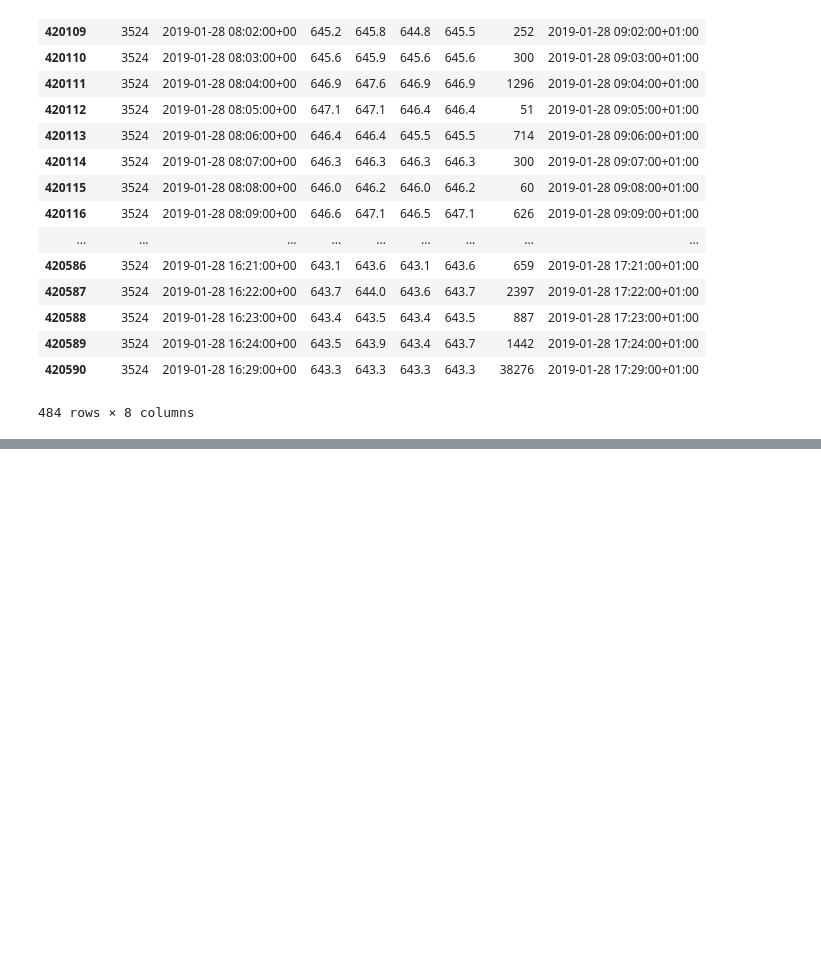
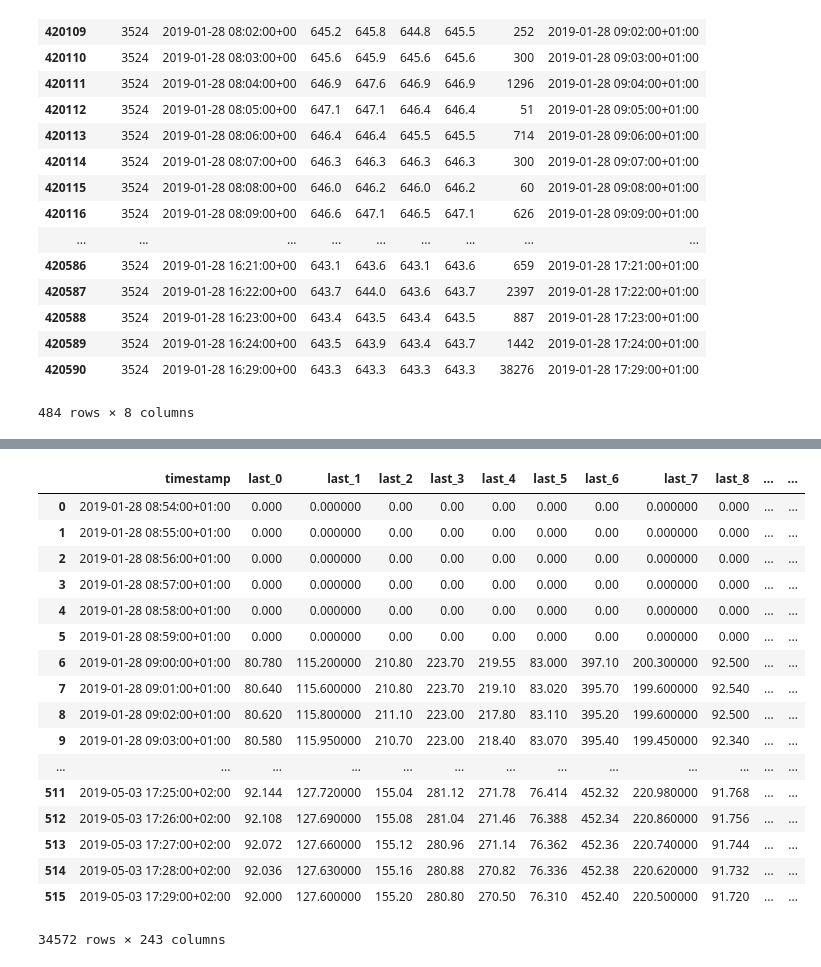
Before and after one commit to smartestrobotdai/download-data, a Jupyter notebook: data-analytics/omx30-prep.ipynb, the cells around one changed output, grey strips where cells are left out. Drawn from its saved outputs; the diff is of its cells as text; code cells hidden in the pictures; blank space fills up the shorter version.

```diff
--- a/data-analytics/omx30-prep.ipynb
+++ b/data-analytics/omx30-prep.ipynb
@@ -153,9 +153,7 @@ for stock_id in range(len(time_series_all_list)):
 
 
         df = df3.reset_index().rename({'index':'timestamp'}, axis=1)
-        df['step_of_day'] = np.arange(0, len(df))
-        day_of_week = df['timestamp'].iloc[0].weekday()
-        df['step_of_week'] = len(df) * day_of_week + df['step_of_day']
+
 
         #df['timestamp'] = pd.to_datetime(df['time_stamp'], format="%Y-%m-%d %H:%M:%S").dt.tz_convert('Europe/Stockholm')
         df['ema_10'] = df['last'].ewm(span=10, adjust=False).mean()
@@ -206,6 +201,6 @@ time_series_all_list[0][1]
 # %%
 columns = ['timestamp','last', 'diff_ema_20', 'value_ema_20_beta_99', 'value_ema_20_beta_98',
-           'diff_ema_10', 'value_ema_10_beta_99', 'value_ema_10_beta_98', 'volume', 'step_of_day', 'step_of_week']
+           'diff_ema_10', 'value_ema_10_beta_99', 'value_ema_10_beta_98', 'volume']
 # %%
 
 from functools import reduce
@@ -216,11 +211,7 @@ def func(x):
         return 0
     num = int(x.split('_')[-1])
 
-    if 'step_of_day' in x:
-        return 30 + x
-    elif 'step_of_week' in x:
-        return 60 + x
-    elif 'last' in x:
+    if 'last' in x:
         return 100 + num
     elif 'volume' in x:
         return 150 + num
@@ -248,7 +239,6 @@ def merge(df1, df2):
 
 columns_wanted = ['timestamp','last', 'diff_ema_20', 'value_ema_20_beta_99', 'value_ema_20_beta_98',
            'diff_ema_10', 'value_ema_10_beta_99', 'value_ema_10_beta_98', 'volume']
-df_day_list = []
 
 for day_id in range(len(time_series_all_list[0])):
     print("processing day: {}".format(day_id))
@@ -268,11 +258,17 @@ for day_id in range(len(time_series_all_list[0])):
 
     index = 0
     df_merged_daily = reduce(merge, df_list)
+
+
+
     columns = df_merged_daily.columns.tolist()
     columns.sort(key=func)
     df_merged_sorted = df_merged_daily[columns]
 
-    df_day_list.append(df_merged_sorted)
+    df_merged_sorted['step_of_day'] = np.arange(0, len(df_merged_sorted))
+    day_of_week = df_merged_sorted['timestamp'].iloc[0].weekday()
+    df_merged_sorted['step_of_week'] = len(df_merged_sorted) * day_of_week + df_merged_sorted['step_of_day']
+
     if day_id == 0:
         df_merged = df_merged_sorted
     else:
@@ -298,3 +303,24 @@ processing day: 62
+# %%
+df_merged
+# %% [output]
+|  | timestamp | last_0 | last_1 | last_2 | last_3 | last_4 | last_5 | last_6 | last_7 | last_8 | ... | ... |
+| 0 | 2019-01-28 08:54:00+01:00 | 0.000 | 0.000000 | 0.00 | 0.00 | 0.00 | 0.000 | 0.00 | 0.000000 | 0.000 | ... | ... |
+| 1 | 2019-01-28 08:55:00+01:00 | 0.000 | 0.000000 | 0.00 | 0.00 | 0.00 | 0.000 | 0.00 | 0.000000 | 0.000 | ... | ... |
+| 2 | 2019-01-28 08:56:00+01:00 | 0.000 | 0.000000 | 0.00 | 0.00 | 0.00 | 0.000 | 0.00 | 0.000000 | 0.000 | ... | ... |
+| 3 | 2019-01-28 08:57:00+01:00 | 0.000 | 0.000000 | 0.00 | 0.00 | 0.00 | 0.000 | 0.00 | 0.000000 | 0.000 | ... | ... |
+| 4 | 2019-01-28 08:58:00+01:00 | 0.000 | 0.000000 | 0.00 | 0.00 | 0.00 | 0.000 | 0.00 | 0.000000 | 0.000 | ... | ... |
+| 5 | 2019-01-28 08:59:00+01:00 | 0.000 | 0.000000 | 0.00 | 0.00 | 0.00 | 0.000 | 0.00 | 0.000000 | 0.000 | ... | ... |
+| 6 | 2019-01-28 09:00:00+01:00 | 80.780 | 115.200000 | 210.80 | 223.70 | 219.55 | 83.000 | 397.10 | 200.300000 | 92.500 | ... | ... |
+| 7 | 2019-01-28 09:01:00+01:00 | 80.640 | 115.600000 | 210.80 | 223.70 | 219.10 | 83.020 | 395.70 | 199.600000 | 92.540 | ... | ... |
+| 8 | 2019-01-28 09:02:00+01:00 | 80.620 | 115.800000 | 211.10 | 223.00 | 217.80 | 83.110 | 395.20 | 199.600000 | 92.500 | ... | ... |
+| 9 | 2019-01-28 09:03:00+01:00 | 80.580 | 115.950000 | 210.70 | 223.00 | 218.40 | 83.070 | 395.40 | 199.450000 | 92.340 | ... | ... |
+| ... | ... | ... | ... | ... | ... | ... | ... | ... | ... | ... | ... | ... |
+| 511 | 2019-05-03 17:25:00+02:00 | 92.144 | 127.720000 | 155.04 | 281.12 | 271.78 | 76.414 | 452.32 | 220.980000 | 91.768 | ... | ... |
+| 512 | 2019-05-03 17:26:00+02:00 | 92.108 | 127.690000 | 155.08 | 281.04 | 271.46 | 76.388 | 452.34 | 220.860000 | 91.756 | ... | ... |
+| 513 | 2019-05-03 17:27:00+02:00 | 92.072 | 127.660000 | 155.12 | 280.96 | 271.14 | 76.362 | 452.36 | 220.740000 | 91.744 | ... | ... |
+| 514 | 2019-05-03 17:28:00+02:00 | 92.036 | 127.630000 | 155.16 | 280.88 | 270.82 | 76.336 | 452.38 | 220.620000 | 91.732 | ... | ... |
+| 515 | 2019-05-03 17:29:00+02:00 | 92.000 | 127.600000 | 155.20 | 280.80 | 270.50 | 76.310 | 452.40 | 220.500000 | 91.720 | ... | ... |
+34572 rows × 243 columns
 # %%
 columns = df_merged_sorted.columns
 last_columns = []
```
Also changed, not shown: parts of 5 cells of this notebook, 1 other file.
